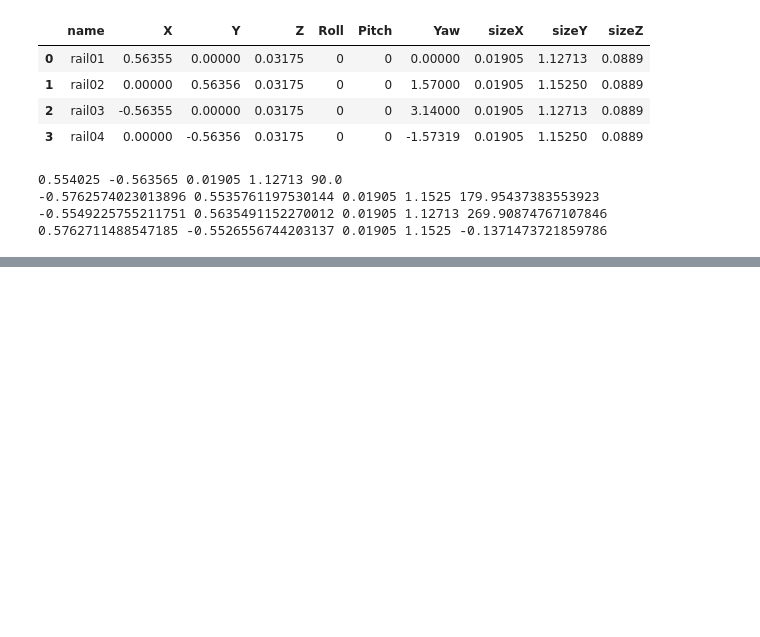
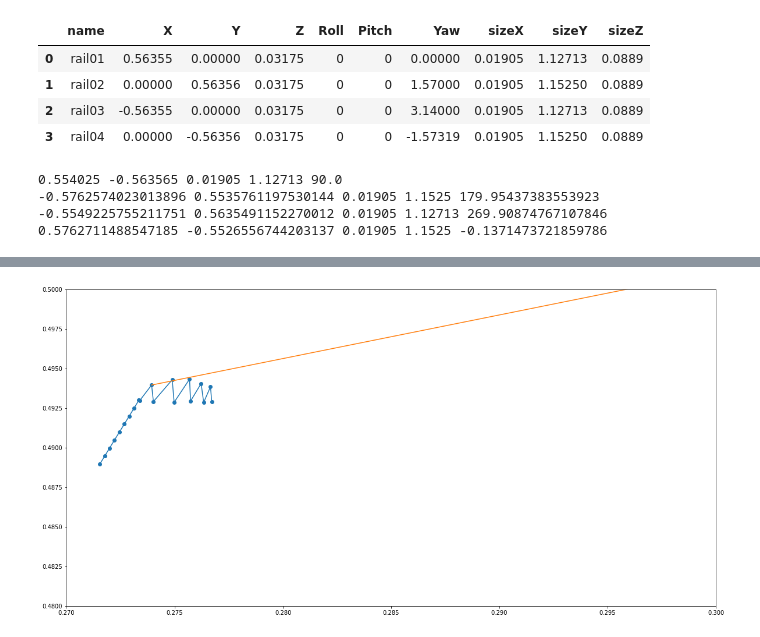
Before and after one commit to alexandroid000/self-assembly, a Jupyter notebook: dataAnalysis/develop/verification/verify_trajectory.ipynb, the cells around one changed output, grey strips where cells are left out. Cells and saved outputs as stored; diff of their text form; code cells hidden in the pictures; blank space fills up the shorter version.

```diff
--- a/dataAnalysis/develop/verification/verify_trajectory.ipynb
+++ b/dataAnalysis/develop/verification/verify_trajectory.ipynb
@@ -109,3 +109,7 @@ for i in boundary_df.index:
 -0.5762574023013896 0.5535761197530144 0.01905 1.1525 179.95437383553923
 -0.5549225755211751 0.5635491152270012 0.01905 1.12713 269.90874767107846
 0.5762711488547185 -0.5526556744203137 0.01905 1.1525 -0.1371473721859786
+# %%
+x,y = df_in_angle.loc[rows[0],'X'], df_in_angle.loc[rows[0],'Y']
+x,y = x.tolist(), y.tolist()
+print(x,y)
@@ -121,0 +127,17 @@ TypeError: 'Figure' object is not iterable
+# %%
+index = indexes[0]
+xl = [df.at[index,'X']]
+yl = [df.at[index,'Y']]
+angle = df.at[index,'in_angle4']
+xl.append(xl[0] + 1.0)
+yl.append(yl[0] + math.tan(angle))
+# %%
+fig, ax = plt.subplots(figsize=(20,10))
+plt.scatter(x,y)
+plt.plot(x,y)
+plt.plot(xl,yl)
+plt.xlim([0.27,0.30])
+plt.ylim([.48,.5])
+plt.show()
+# %% [output]
+[figure, added]
```
Also changed, not shown: parts of 2 cells of this notebook.
